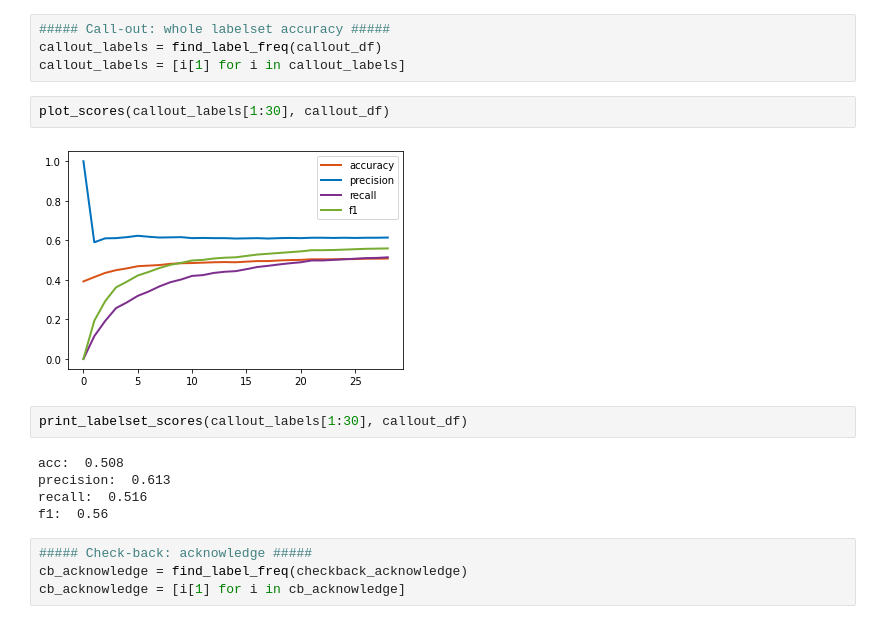
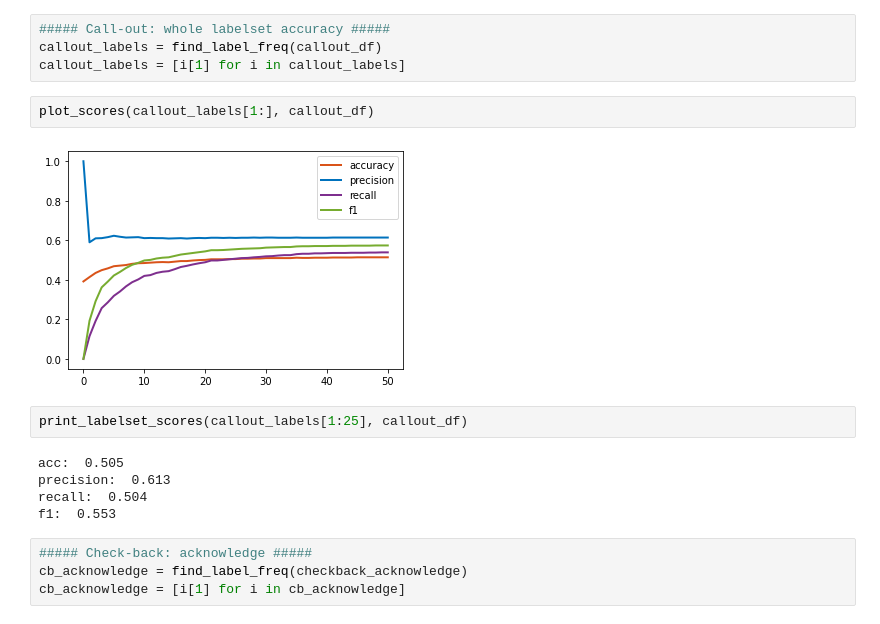
Before and after one commit to Yuweien/INFO699-clc-detection, a Jupyter notebook: clc_find_pattern.ipynb, the cells around one changed output. Cells and saved outputs as stored; diff of their text form.

```diff
--- a/clc_find_pattern.ipynb
+++ b/clc_find_pattern.ipynb
@@ -273,16 +273,16 @@ f1:  0.147
 callout_labels = find_label_freq(callout_df)
 callout_labels = [i[1] for i in callout_labels]
 # %%
-plot_scores(callout_labels[1:30], callout_df)
+plot_scores(callout_labels[1:], callout_df)
 # %% [output]
-[figure, old version]
+[figure, new version]
 # %%
-print_labelset_scores(callout_labels[1:30], callout_df)
+print_labelset_scores(callout_labels[1:25], callout_df)
 # %% [output]
-acc:  0.508
+acc:  0.505
 precision:  0.613
-recall:  0.516
-f1:  0.56
+recall:  0.504
+f1:  0.553
 # %%
 ##### Check-back: acknowledge #####
 cb_acknowledge = find_label_freq(checkback_acknowledge)
```
Also changed, not shown: parts of 5 cells of this notebook, 11 other files.
